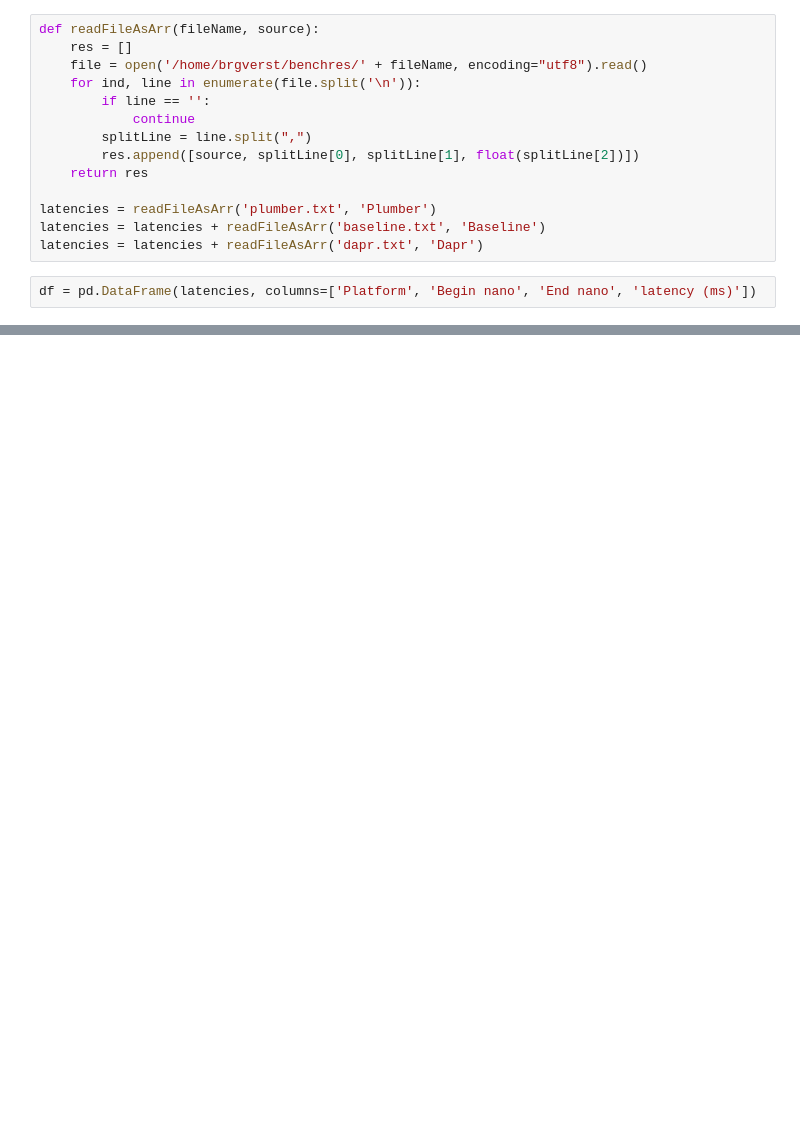
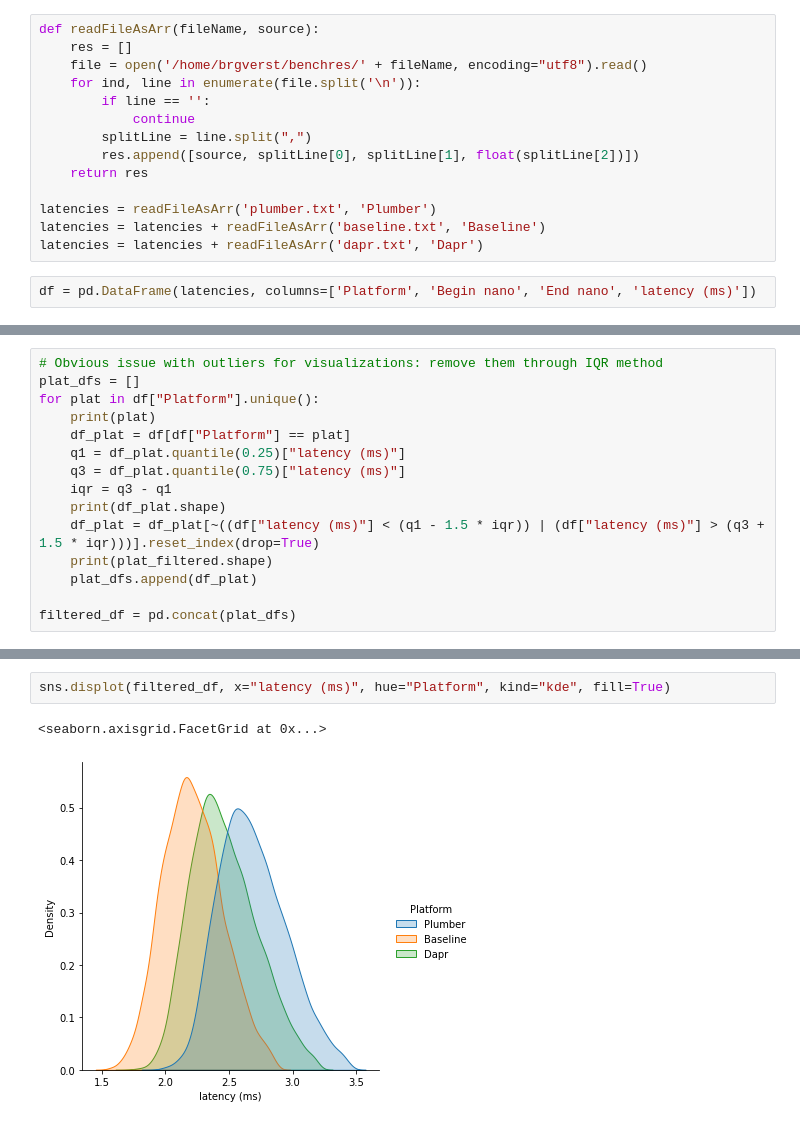
Before and after one commit to VerstraeteBert/plumber, a Jupyter notebook: benchmarks/sidecarlatency/visualization/vis.ipynb, the cells around one changed output, grey strips where cells are left out. Saved outputs shown, nothing was run; the diff lists cells and outputs as text; blank space fills up the shorter version.

```diff
--- a/benchmarks/sidecarlatency/visualization/vis.ipynb
+++ b/benchmarks/sidecarlatency/visualization/vis.ipynb
@@ -41,0 +52,15 @@ sns.displot(df, x="latency (ms)", hue="Platform", kind="kde", fill=True, cut=-30
+# %%
+# Obvious issue with outliers for visualizations: remove them through IQR method
+plat_dfs = []
+for plat in df["Platform"].unique():
+    print(plat)
+    df_plat = df[df["Platform"] == plat]
+    q1 = df_plat.quantile(0.25)["latency (ms)"]
+    q3 = df_plat.quantile(0.75)["latency (ms)"]
+    iqr = q3 - q1
+    print(df_plat.shape)
+    df_plat = df_plat[~((df["latency (ms)"] < (q1 - 1.5 * iqr)) | (df["latency (ms)"] > (q3 + 1.5 * iqr)))].reset_index(drop=True)
+    print(plat_filtered.shape)
+    plat_dfs.append(df_plat)
+
+filtered_df = pd.concat(plat_dfs)
@@ -41,0 +86,5 @@ sns.displot(df, x="latency (ms)", hue="Platform", kind="kde", fill=True, cut=-30
+# %%
+sns.displot(filtered_df, x="latency (ms)", hue="Platform", kind="kde", fill=True)
+# %% [output]
+<seaborn.axisgrid.FacetGrid at 0x...>
+[figure, added]
```
Also changed, not shown: parts of 12 cells of this notebook.
